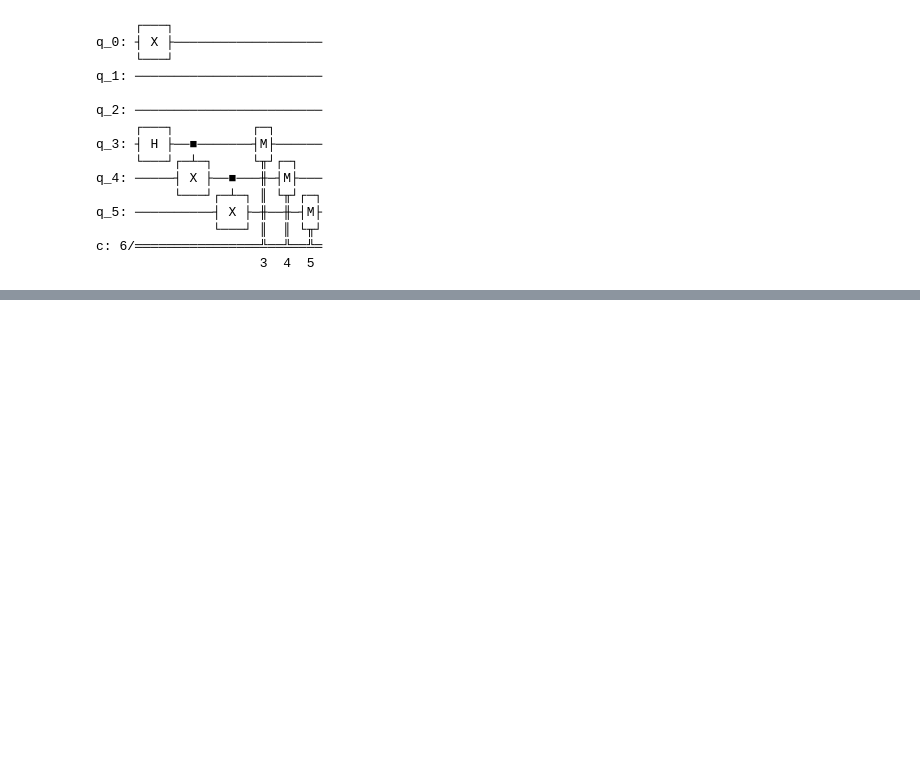
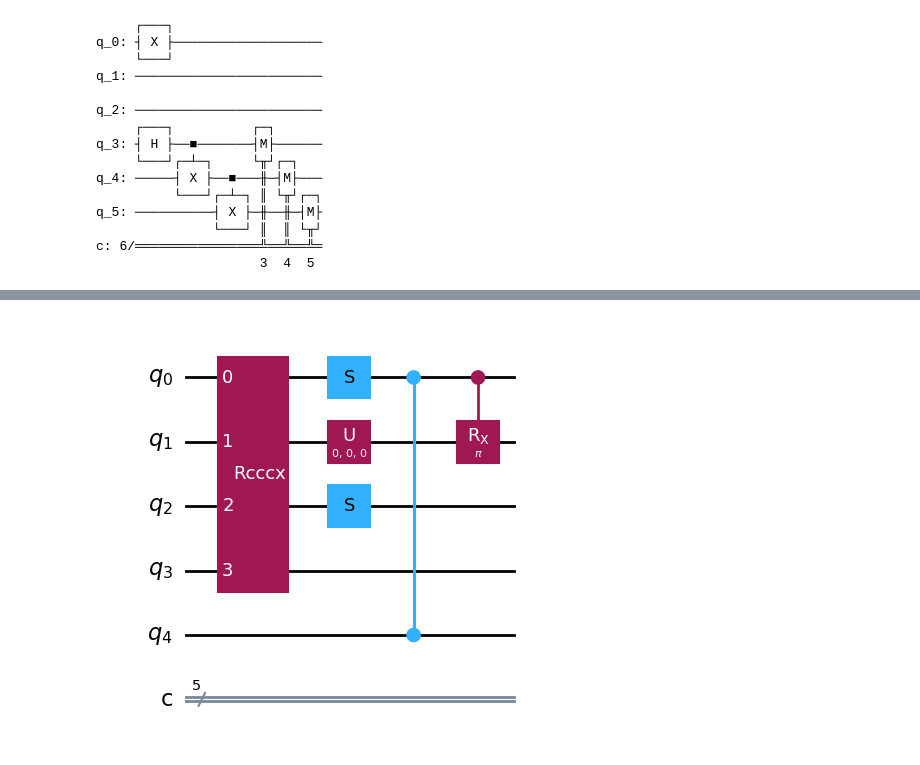
Before and after one commit to kibrahim757/qiskit_certification_examples, a Jupyter notebook: 1_2_Quantum_Operations.ipynb, the cells around one changed output, grey strips where cells are left out. Saved outputs shown, nothing was run; the diff lists cells and outputs as text; code cells hidden in the pictures; blank space fills up the shorter version.

```diff
--- a/1_2_Quantum_Operations.ipynb
+++ b/1_2_Quantum_Operations.ipynb
@@ -360,0 +441,8 @@ c: 6/════════════════╩══╩══╩═
+# %%
+qc.cz(0,4)
+qc.crx(np.pi,0,1)
+
+
+qc.draw('mpl')
+# %% [output]
+[figure, added]
```
Also changed, not shown: parts of 7 cells of this notebook.
